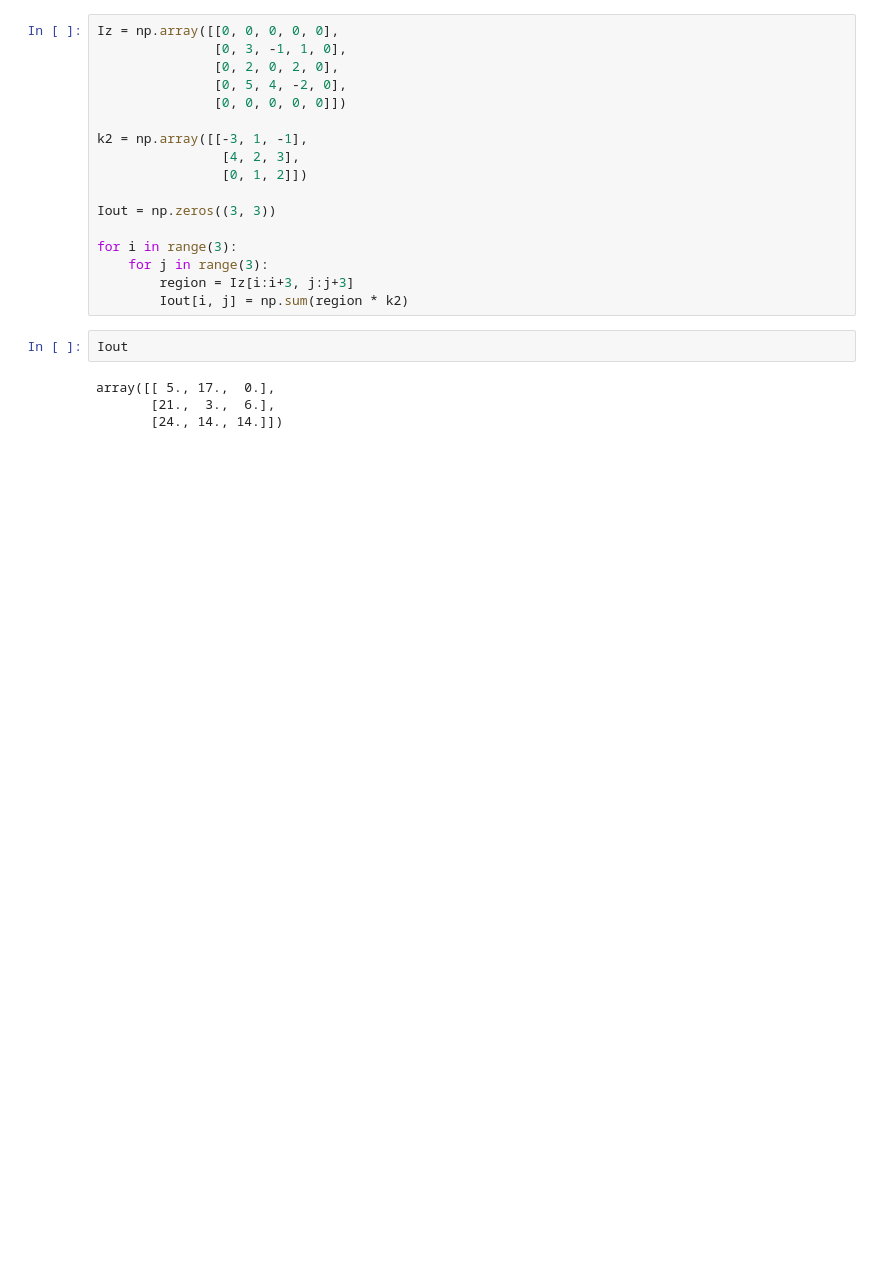
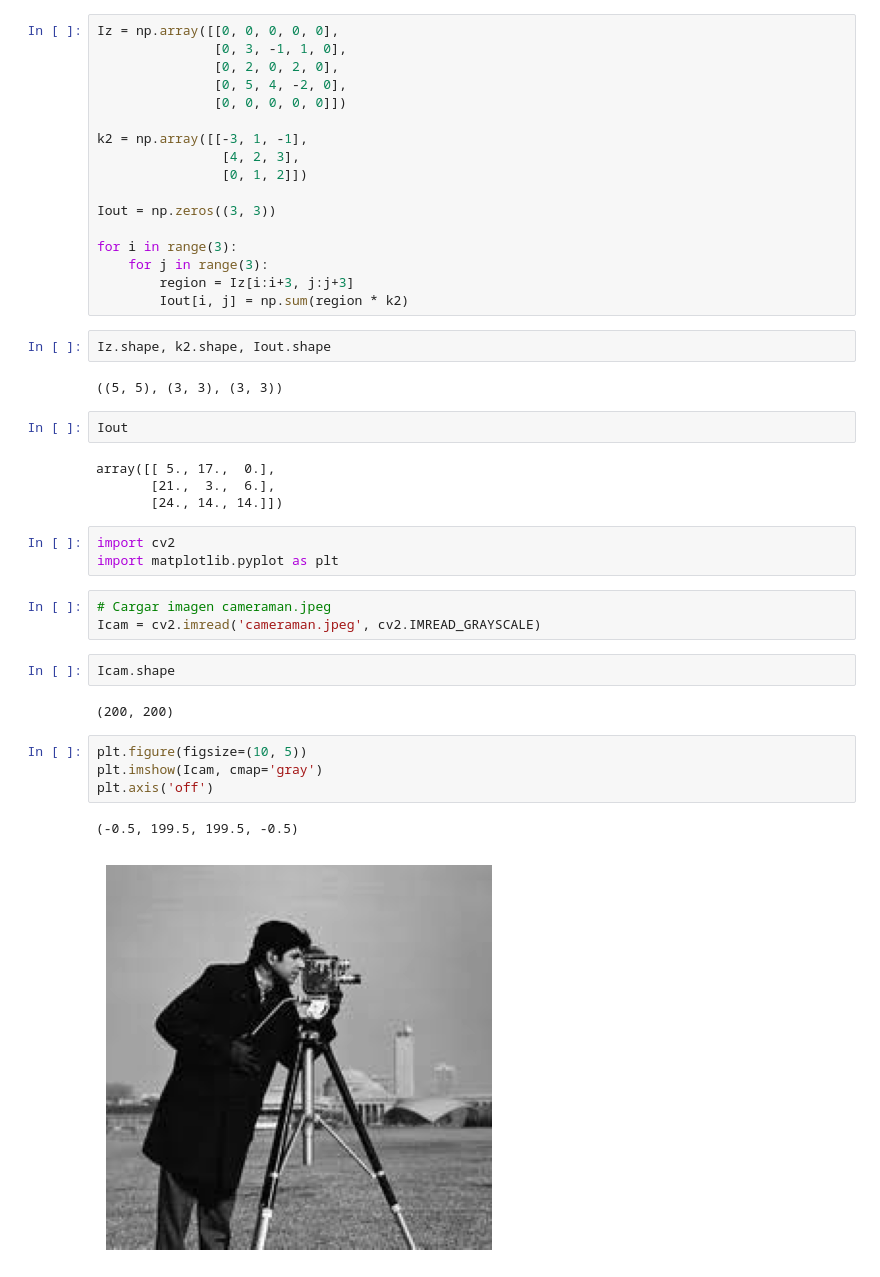
Before and after one commit to vc-2026-i/vc_convolucion_clase, a Jupyter notebook: convolucion.ipynb, the cells around one changed output. Saved outputs shown, nothing was run; the diff lists cells and outputs as text; blank space fills up the shorter version.

```diff
--- a/convolucion.ipynb
+++ b/convolucion.ipynb
@@ -313,9 +313,30 @@ for i in range(3):
     for j in range(3):
         region = Iz[i:i+3, j:j+3]
         Iout[i, j] = np.sum(region * k2)
+# %%
+Iz.shape, k2.shape, Iout.shape
+# %% [output]
+((5, 5), (3, 3), (3, 3))
 # %%
 Iout
 # %% [output]
 array([[ 5., 17.,  0.],
        [21.,  3.,  6.],
        [24., 14., 14.]])
+# %%
+import cv2
+import matplotlib.pyplot as plt
+# %%
+# Cargar imagen cameraman.jpeg
+Icam = cv2.imread('cameraman.jpeg', cv2.IMREAD_GRAYSCALE)
+# %%
+Icam.shape
+# %% [output]
+(200, 200)
+# %%
+plt.figure(figsize=(10, 5))
+plt.imshow(Icam, cmap='gray')
+plt.axis('off')
+# %% [output]
+(-0.5, 199.5, 199.5, -0.5)
+[figure, added]
```
Also changed, not shown: parts of 3 cells of this notebook.
